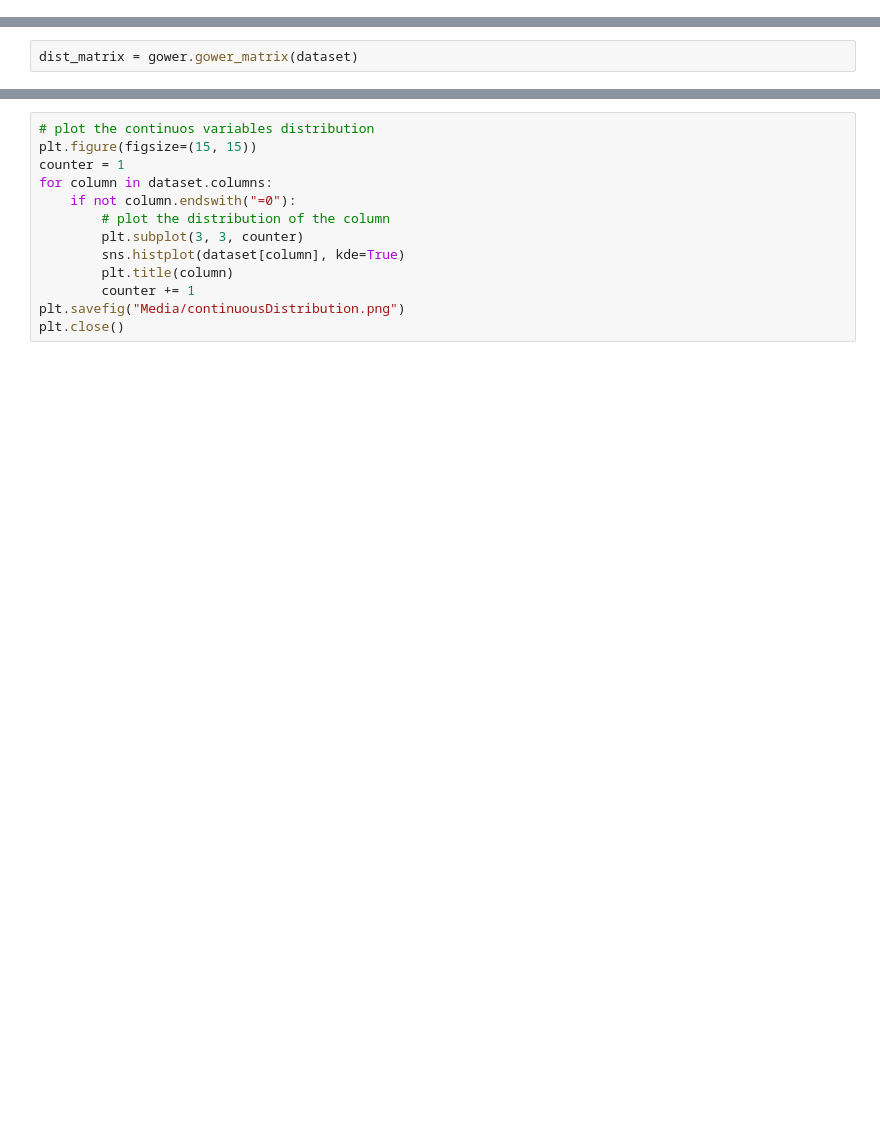
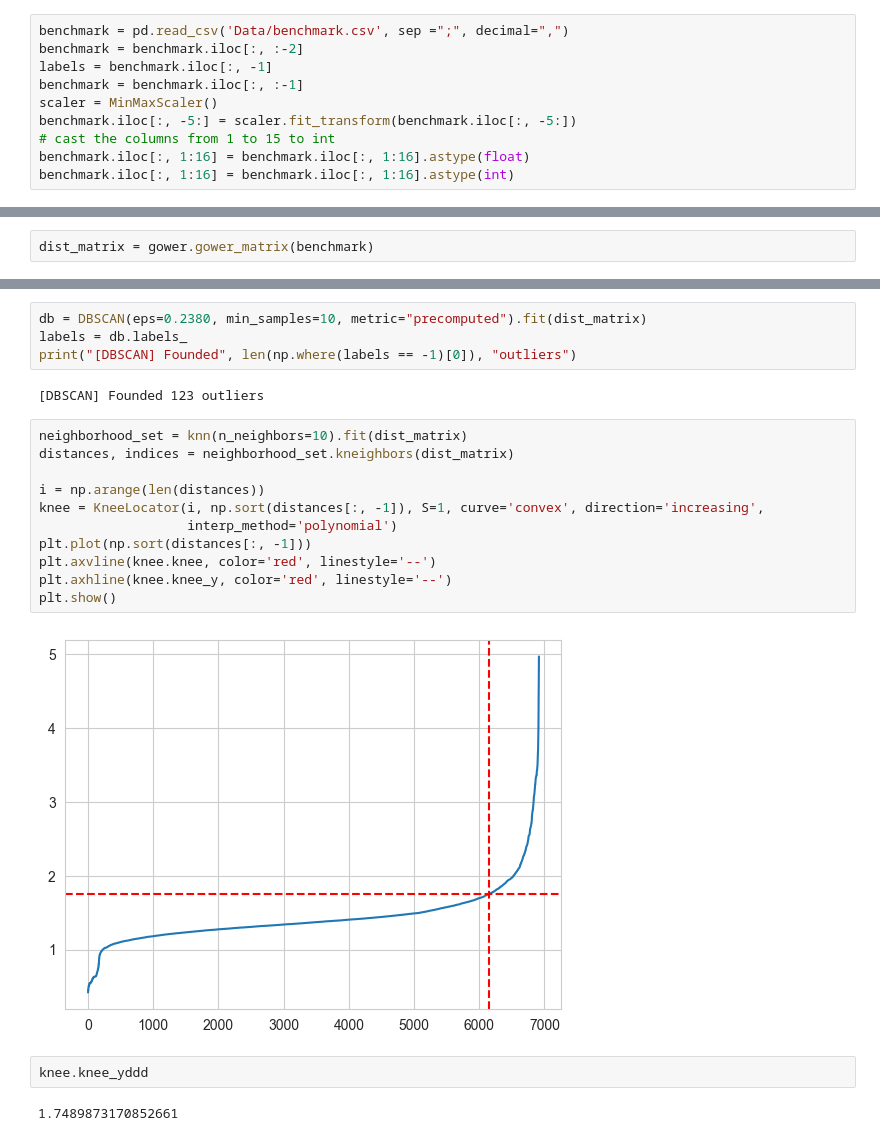
Before and after one commit to michelebanfi/anomaly-detection, a Jupyter notebook: project.ipynb, the cells around one changed output, grey strips where cells are left out. Cells and saved outputs as stored; diff of their text form; blank space fills up the shorter version.

Commit message:
benchmark

```diff
--- a/project.ipynb
+++ b/project.ipynb
@@ -13,0 +17,10 @@ from sklearn.metrics import silhouette_score
+# %%
+benchmark = pd.read_csv('Data/benchmark.csv', sep =";", decimal=",")
+benchmark = benchmark.iloc[:, :-2]
+labels = benchmark.iloc[:, -1]
+benchmark = benchmark.iloc[:, :-1]
+scaler = MinMaxScaler()
+benchmark.iloc[:, -5:] = scaler.fit_transform(benchmark.iloc[:, -5:])
+# cast the columns from 1 to 15 to int
+benchmark.iloc[:, 1:16] = benchmark.iloc[:, 1:16].astype(float)
+benchmark.iloc[:, 1:16] = benchmark.iloc[:, 1:16].astype(int)
@@ -21,2 +63,2 @@ PAL = ['green', 'blue', 'yellow', 'orange', 'purple', 'magenta', 'cyan', 'brown'
 # %%
-dist_matrix = gower.gower_matrix(dataset)
+dist_matrix = gower.gower_matrix(benchmark)
@@ -80,13 +65,23 @@ print(typst_table)
-# %%
-# plot the continuos variables distribution
-plt.figure(figsize=(15, 15))
-counter = 1
-for column in dataset.columns:
-    if not column.endswith("=0"):
-        # plot the distribution of the column
-        plt.subplot(3, 3, counter)
-        sns.histplot(dataset[column], kde=True)
-        plt.title(column)
-        counter += 1
-plt.savefig("Media/continuousDistribution.png")
-plt.close()
+# %%
+db = DBSCAN(eps=0.2380, min_samples=10, metric="precomputed").fit(dist_matrix)
+labels = db.labels_
+print("[DBSCAN] Founded", len(np.where(labels == -1)[0]), "outliers")
+# %% [output]
+[DBSCAN] Founded 123 outliers
+# %%
+neighborhood_set = knn(n_neighbors=10).fit(dist_matrix)
+distances, indices = neighborhood_set.kneighbors(dist_matrix)
+
+i = np.arange(len(distances))
+knee = KneeLocator(i, np.sort(distances[:, -1]), S=1, curve='convex', direction='increasing',
+                   interp_method='polynomial')
+plt.plot(np.sort(distances[:, -1]))
+plt.axvline(knee.knee, color='red', linestyle='--')
+plt.axhline(knee.knee_y, color='red', linestyle='--')
+plt.show()
+# %% [output]
+[figure, added]
+# %%
+knee.knee_yddd
+# %% [output]
+1.7489873170852661
```
Also changed, not shown: parts of 6 cells of this notebook, 11 other files.
